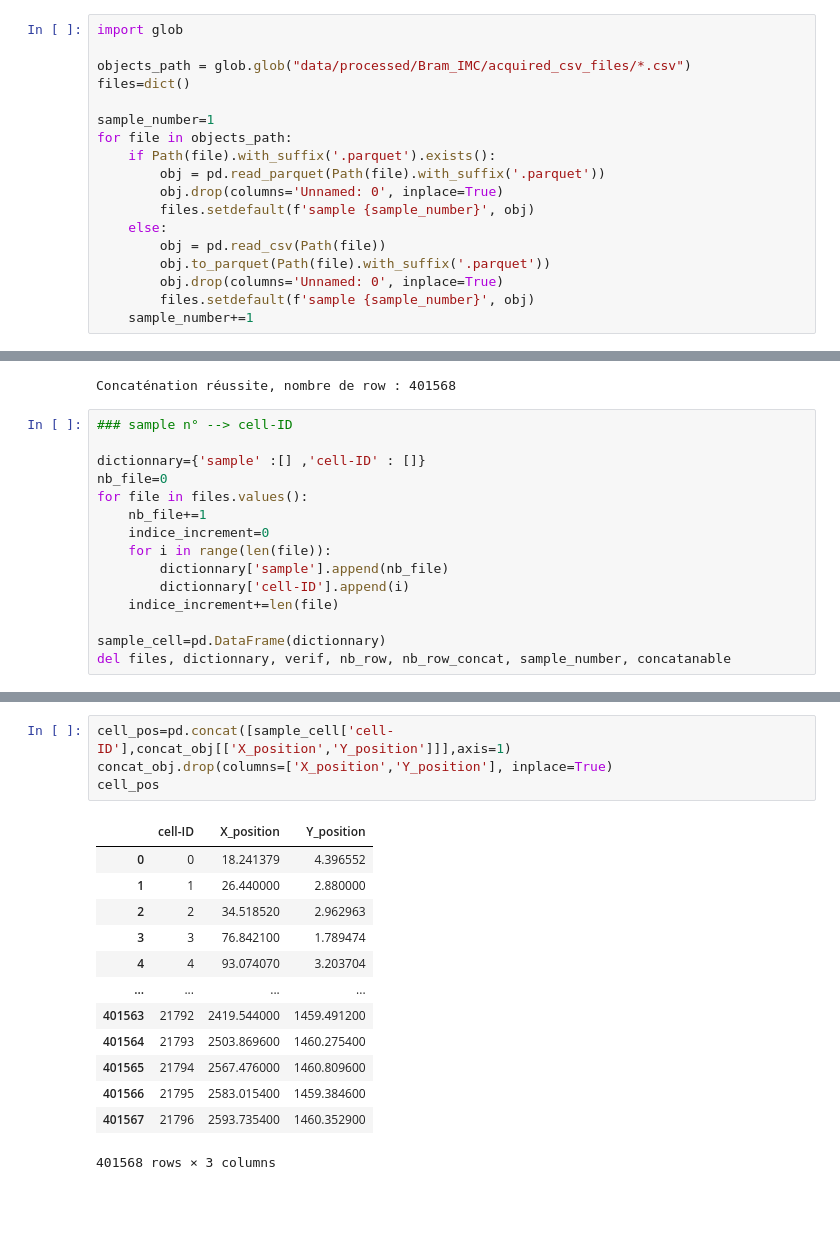
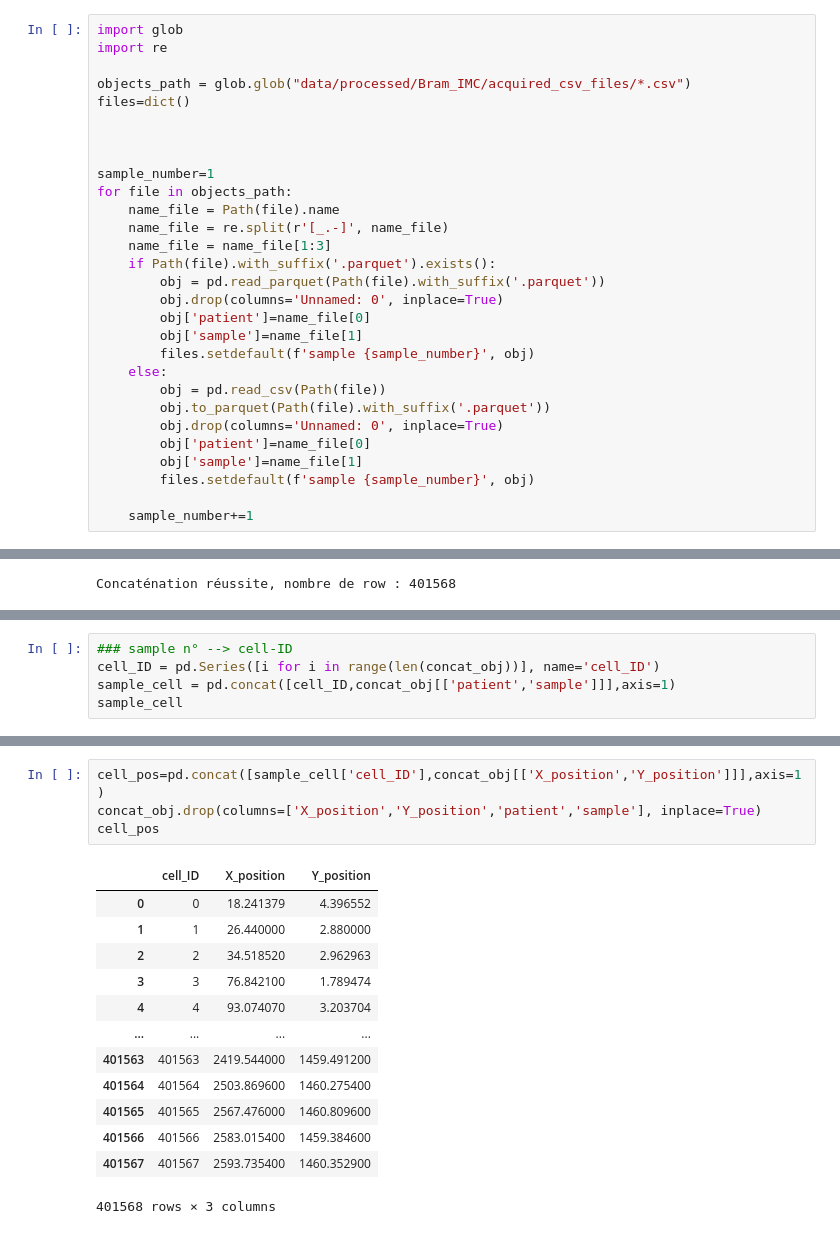
Before and after one commit to VeraPancaldiLab/MOSNA_GUI, a Jupyter notebook: mosna_analysis.ipynb, the cells around one changed output, grey strips where cells are left out. Drawn from its saved outputs; the diff is of its cells as text; blank space fills up the shorter version.

```diff
--- a/mosna_analysis.ipynb
+++ b/mosna_analysis.ipynb
@@ -36,21 +36,32 @@ mpl.rcParams["axes.facecolor"] = 'white'
 mpl.rcParams["savefig.facecolor"] = 'white'
 # %%
 import glob
+import re
 
 objects_path = glob.glob("data/processed/Bram_IMC/acquired_csv_files/*.csv")
 files=dict()
 
+
+
 sample_number=1
 for file in objects_path:
+    name_file = Path(file).name
+    name_file = re.split(r'[_.-]', name_file)
+    name_file = name_file[1:3]
     if Path(file).with_suffix('.parquet').exists():
         obj = pd.read_parquet(Path(file).with_suffix('.parquet'))
         obj.drop(columns='Unnamed: 0', inplace=True)
+        obj['patient']=name_file[0]
+        obj['sample']=name_file[1]
         files.setdefault(f'sample {sample_number}', obj)
     else:
         obj = pd.read_csv(Path(file))
         obj.to_parquet(Path(file).with_suffix('.parquet'))
         obj.drop(columns='Unnamed: 0', inplace=True)
+        obj['patient']=name_file[0]
+        obj['sample']=name_file[1]
         files.setdefault(f'sample {sample_number}', obj)
+
     sample_number+=1
 # %%
 verif = files["sample 1"].columns
@@ -75,18 +86,3 @@ if nb_row == nb_row_concat:
     print(f"Concaténation réussite, nombre de row : {nb_row_concat}")
 # %% [output]
 Concaténation réussite, nombre de row : 401568
-# %%
-### sample n° --> cell-ID
-
-dictionnary={'sample' :[] ,'cell-ID' : []}
-nb_file=0
-for file in files.values():
-    nb_file+=1
-    indice_increment=0
-    for i in range(len(file)):
-        dictionnary['sample'].append(nb_file)
-        dictionnary['cell-ID'].append(i)
-    indice_increment+=len(file)
-
-sample_cell=pd.DataFrame(dictionnary)
-del files, dictionnary, verif, nb_row, nb_row_concat, sample_number, concatanable
@@ -108,0 +89,5 @@ sample_cell
+# %%
+### sample n° --> cell-ID
+cell_ID = pd.Series([i for i in range(len(concat_obj))], name='cell_ID')
+sample_cell = pd.concat([cell_ID,concat_obj[['patient','sample']]],axis=1)
+sample_cell
@@ -125,18 +124,18 @@ concat_obj
 # %%
-cell_pos=pd.concat([sample_cell['cell-ID'],concat_obj[['X_position','Y_position']]],axis=1)
-concat_obj.drop(columns=['X_position','Y_position'], inplace=True)
+cell_pos=pd.concat([sample_cell['cell_ID'],concat_obj[['X_position','Y_position']]],axis=1)
+concat_obj.drop(columns=['X_position','Y_position','patient','sample'], inplace=True)
 cell_pos
 # %% [output]
-|  | cell-ID | X_position | Y_position |
+|  | cell_ID | X_position | Y_position |
 | 0 | 0 | 18.241379 | 4.396552 |
 | 1 | 1 | 26.440000 | 2.880000 |
 | 2 | 2 | 34.518520 | 2.962963 |
 | 3 | 3 | 76.842100 | 1.789474 |
 | 4 | 4 | 93.074070 | 3.203704 |
 | ... | ... | ... | ... |
-| 401563 | 21792 | 2419.544000 | 1459.491200 |
-| 401564 | 21793 | 2503.869600 | 1460.275400 |
-| 401565 | 21794 | 2567.476000 | 1460.809600 |
-| 401566 | 21795 | 2583.015400 | 1459.384600 |
-| 401567 | 21796 | 2593.735400 | 1460.352900 |
+| 401563 | 401563 | 2419.544000 | 1459.491200 |
+| 401564 | 401564 | 2503.869600 | 1460.275400 |
+| 401565 | 401565 | 2567.476000 | 1460.809600 |
+| 401566 | 401566 | 2583.015400 | 1459.384600 |
+| 401567 | 401567 | 2593.735400 | 1460.352900 |
 401568 rows × 3 columns
```
Also changed, not shown: parts of 4 cells of this notebook.
